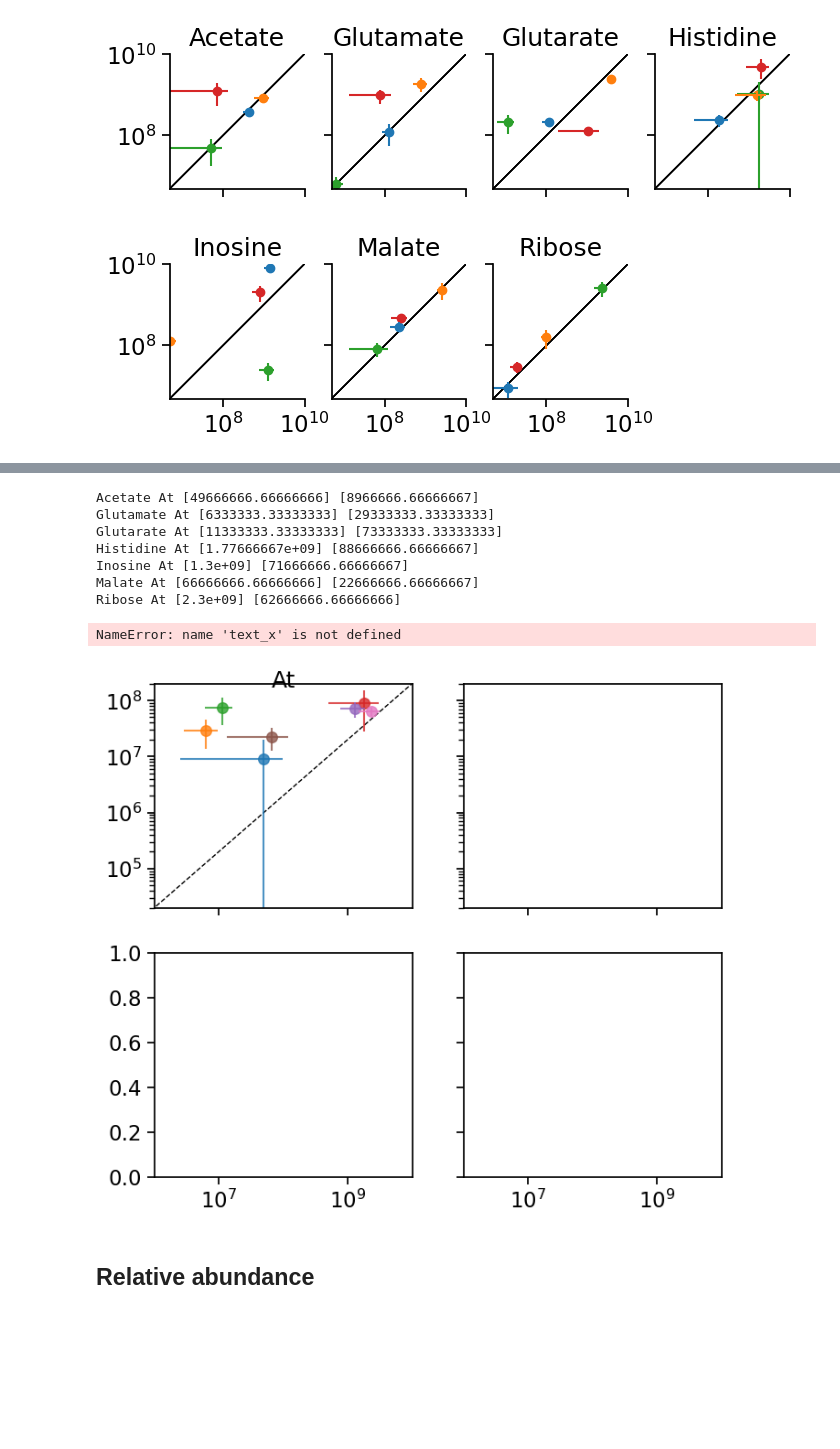
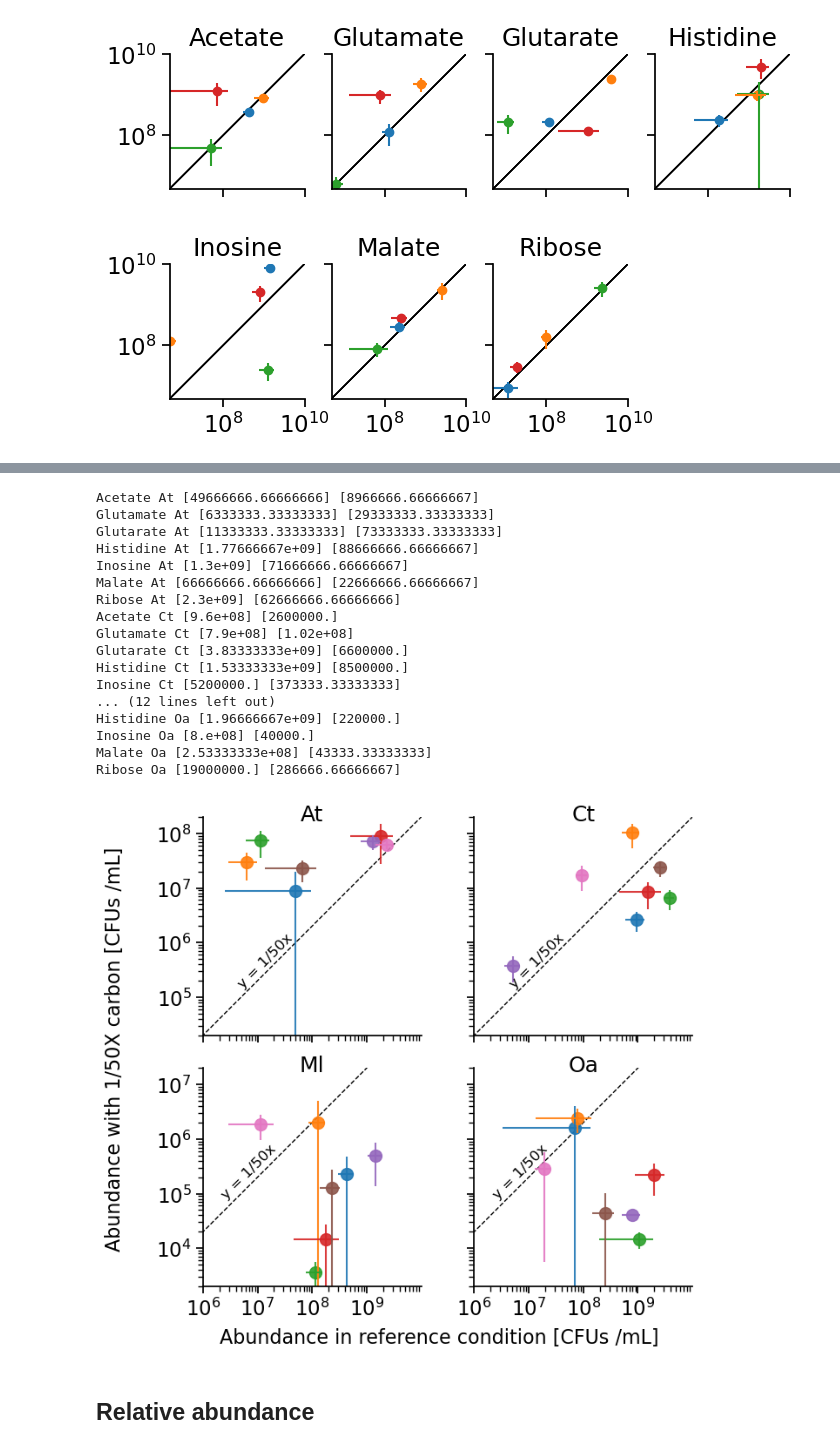
Before and after one commit to sulheim/coexistence, a Jupyter notebook: notebooks/3_assembly_2/3A_analyse_second_assembly.ipynb, the cells around one changed output, grey strips where cells are left out. Drawn from its saved outputs; the diff is of its cells as text; code cells hidden in the pictures; blank space fills up the shorter version.

```diff
--- a/notebooks/3_assembly_2/3A_analyse_second_assembly.ipynb
+++ b/notebooks/3_assembly_2/3A_analyse_second_assembly.ipynb
@@ -817,8 +828,8 @@ for i, s in enumerate(strains):
         x_std = df_mean78.loc[cidx*ridx, 'Std CFUs/mL']
         y = df_mean78.loc[cidx*widx, 'Mean CFUs/mL']
         y_std = df_mean78.loc[cidx*widx, 'Std CFUs/mL']
-        ax.scatter(x, y, color = f'C{j}', linewidth=1, s = 70, alpha = 0.8, label = cs)#, edgecolor='k', zorder = 10)
-        ax.errorbar(x, y, xerr = x_std, yerr = y_std, color = f'C{j}', alpha = 0.8, markersize = 0)
+        ax.scatter(x, y, color = f'C{j}', linewidth=1, s = 100, alpha = 0.9, label = cs)#, edgecolor='k', zorder = 10)
+        ax.errorbar(x, y, xerr = x_std, yerr = y_std, color = f'C{j}', alpha = 0.9, markersize = 0)
     ax.set_yscale('log')
     ax.set_xscale('log')
     ax.set_ylim(3e6, 10e9)
@@ -834,7 +845,7 @@ for i, s in enumerate(strains):
 
 plt.subplots_adjust(hspace=0.2, wspace = 0.)
 sns.despine()
-plt.legend()
+# plt.legend()
 fig.supylabel('Abundance with vitamins and AAs [CFUs/mL]', size = 16)
 fig.supxlabel('Abundance in reference [CFUs/mL]', size = 16)
 # axes[-1].remove()
@@ -863,8 +874,8 @@ for i, s in enumerate(strains):
         if not len(y):
             y = [0]
             y_std = [np.nan]
-        ax.scatter(x, y, color = f'C{j}', linewidth=1, s = 70, alpha = 0.8, label = cs)#, edgecolor='k', zorder = 10)
-        ax.errorbar(x, y, xerr = x_std, yerr = y_std, color = f'C{j}', alpha = 0.8, markersize = 0)
+        ax.scatter(x, y, color = f'C{j}', linewidth=1, s = 100, alpha = 0.9, label = cs)#, edgecolor='k', zorder = 10)
+        ax.errorbar(x, y, xerr = x_std, yerr = y_std, color = f'C{j}', alpha = 0.9, markersize = 0)
     ax.set_yscale('log')
     ax.set_xscale('log')
     ax.set_ylim(3e6, 1.1e10)
@@ -883,7 +894,7 @@ for i, s in enumerate(strains):
 
 plt.subplots_adjust(hspace=0.15, wspace = 0.01)
 sns.despine()
-plt.legend()
+# plt.legend()
 fig.supylabel('Abundance with 5X carbon [CFUs/mL]', size = 16)
 fig.supxlabel('Abundance in reference [CFUs/mL]', size = 16)
 # axes[-1].remove()
@@ -927,48 +938,57 @@ for i, s in enumerate(strains):
 
         print(cs, s, x.values,y.values)
         if len(y):
-            ax.scatter(x, y, color = f'C{j}', linewidth=1, s = 70, alpha = 0.8, label = cs)#, edgecolor='k', zorder = 10)
-            ax.errorbar(x, y, xerr = x_std, yerr = y_std, color = f'C{j}', alpha = 0.8, markersize = 0)
+            ax.scatter(x, y, color = f'C{j}', linewidth=1, s = 100, alpha = 0.9, label = cs)#, edgecolor='k', zorder = 10)
+            ax.errorbar(x, y, xerr = x_std, yerr = y_std, color = f'C{j}', alpha = 0.9, markersize = 0)
     ax.set_yscale('log')
     ax.set_xscale('log')
     if s in ['At', 'Ct']:
         ax.set_ylim(2e4, 2e8)
-    #     text_x, text_y = 4e6, 1.5e5
+        text_x, text_y = 4e6, 1.5e5
     else:
         ax.set_ylim(2e3, 2e7)
-    #     text_x, text_y = 2e6, 8e4
+        text_x, text_y = 2e6, 8e4
     ax.set_xlim(1e6, 1e10)
     # ax.set_ylim(2e3, 2e8)
 
     xarr = np.array([3e4, 8e10])
     ax.plot(xarr, xarr/50, lw = 1, c = 'k', zorder = 0, ls = '--')
     # Annotate 5x line
     ax.text(text_x, text_y, 'y = 1/50x', rotation=45, size = 12)
 
     # Ensure same ticks on both axes
     ax.xaxis.set_major_locator(major_locator)
     ax.yaxis.set_major_locator(major_locator)
     ax.xaxis.set_minor_locator(minor_locator)
     ax.yaxis.set_minor_locator(minor_locator)
     ax.set_aspect('equal', adjustable='box')
 
 plt.subplots_adjust(hspace=0.15, wspace = 0.01)
 sns.despine()
 # plt.legend()
 fig.supylabel('Abundance with 1/50X carbon [CFUs /mL]', size = 16)
 fig.supxlabel('Abundance in reference condition [CFUs /mL]', size = 16)
 # axes[-1].remove()
 plt.savefig(figure_folder / '002x_scatterplot_species.pdf', bbox_inches = 'tight')
 # %% [output]
 Acetate At [49666666.66666666] [8966666.66666667]
 Glutamate At [6333333.33333333] [29333333.33333333]
 Glutarate At [11333333.33333333] [73333333.33333333]
 Histidine At [1.77666667e+09] [88666666.66666667]
 Inosine At [1.3e+09] [71666666.66666667]
 Malate At [66666666.66666666] [22666666.66666667]
 Ribose At [2.3e+09] [62666666.66666666]
+Acetate Ct [9.6e+08] [2600000.]
+Glutamate Ct [7.9e+08] [1.02e+08]
+Glutarate Ct [3.83333333e+09] [6600000.]
+Histidine Ct [1.53333333e+09] [8500000.]
+Inosine Ct [5200000.] [373333.33333333]
+... (12 lines left out)
+Histidine Oa [1.96666667e+09] [220000.]
+Inosine Oa [8.e+08] [40000.]
+Malate Oa [2.53333333e+08] [43333.33333333]
+Ribose Oa [19000000.] [286666.66666667]
-NameError: name 'text_x' is not defined
-[figure, old version]
+[figure, new version]
 # %% [markdown]
 ## Relative abundance
 # %%
```
Also changed, not shown: parts of 11 cells of this notebook, 1 other file.
